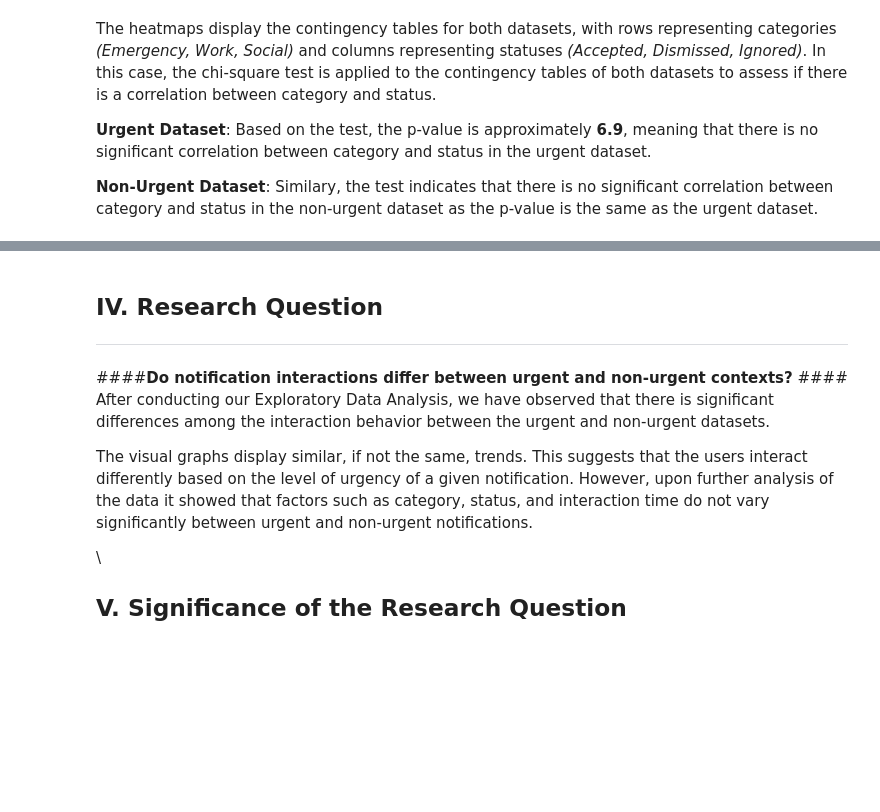
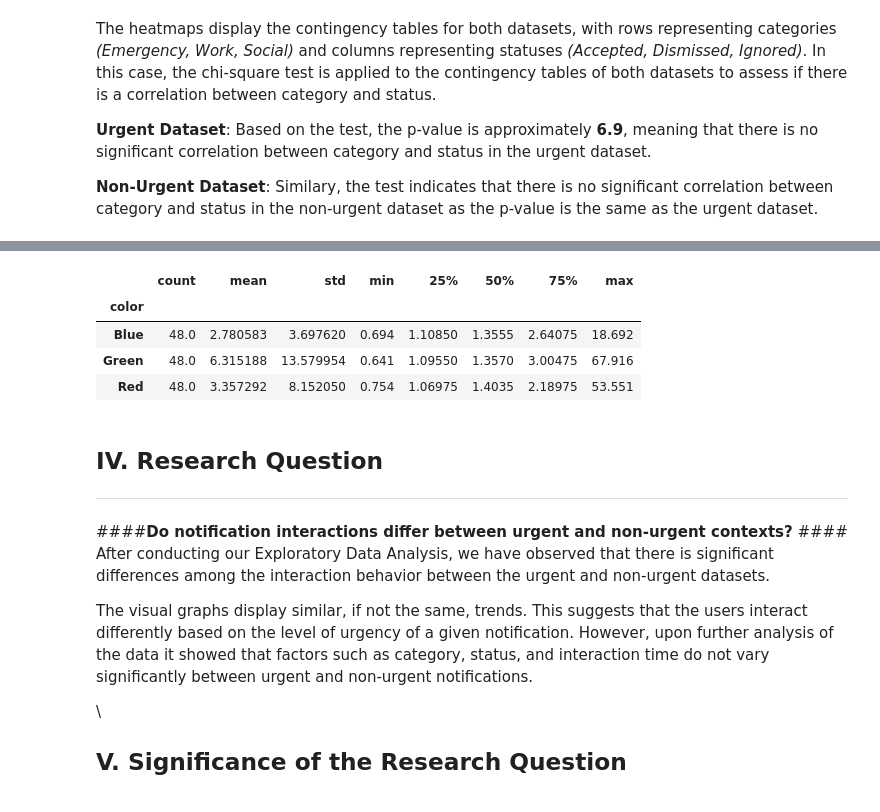
Before and after one commit to maxinebadiola/notification-interaction, a Jupyter notebook: HCI2001_Exploratory_Data_Analysis.ipynb, the cells around one changed output, grey strips where cells are left out. Cells and saved outputs as stored; diff of their text form; code cells hidden in the pictures; blank space fills up the shorter version.

```diff
--- a/HCI2001_Exploratory_Data_Analysis.ipynb
+++ b/HCI2001_Exploratory_Data_Analysis.ipynb
@@ -518,3 +548,11 @@ Similary, the test indicates that there is no significant correlation between ca
+# %%
+nonurgent_df.groupby('color')['interactionTime'].describe()
+# %% [output]
+|  | count | mean | std | min | 25% | 50% | 75% | max |
+| color |  |  |  |  |  |  |  |  |
+| Blue | 48.0 | 2.780583 | 3.697620 | 0.694 | 1.10850 | 1.3555 | 2.64075 | 18.692 |
+| Green | 48.0 | 6.315188 | 13.579954 | 0.641 | 1.09550 | 1.3570 | 3.00475 | 67.916 |
+| Red | 48.0 | 3.357292 | 8.152050 | 0.754 | 1.06975 | 1.4035 | 2.18975 | 53.551 |
 # %% [markdown]
 ## IV. Research Question
 ---
```
Also changed, not shown: parts of 4 cells of this notebook.
